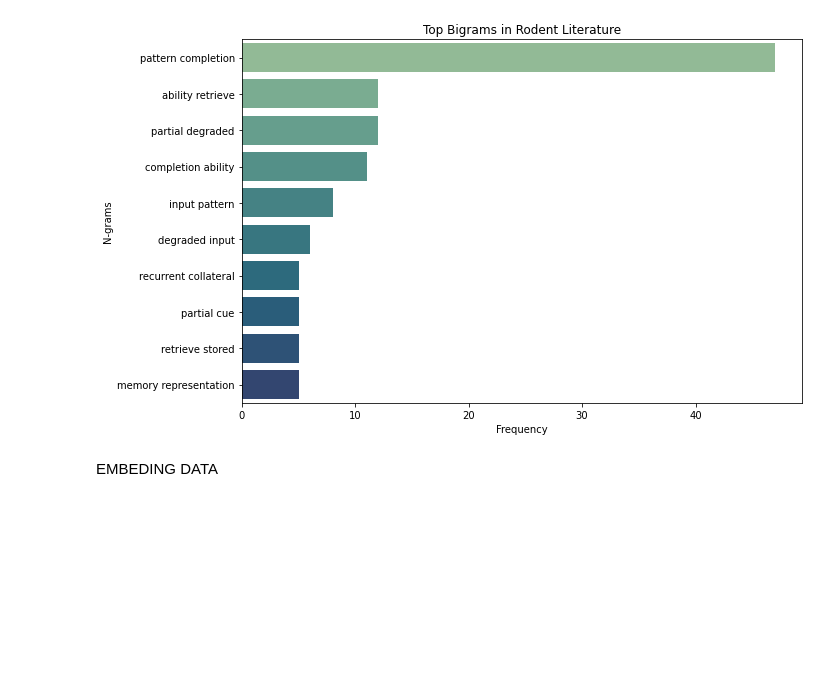
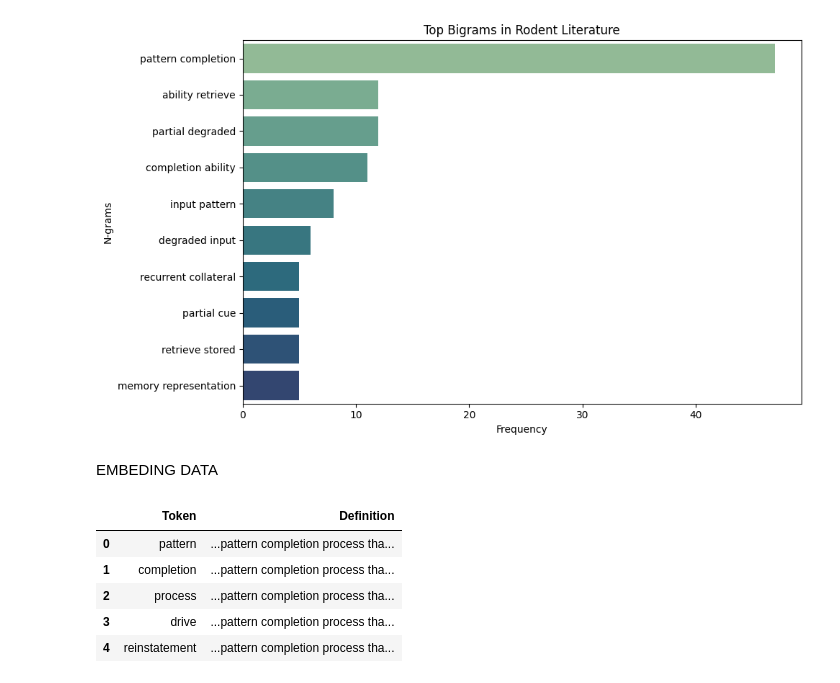
Before and after one commit to KisHunor/Pattern_completion_review, a Jupyter notebook: Theoretical_definition_analysis.ipynb, the cells around one changed output. Saved outputs shown, nothing was run; the diff lists cells and outputs as text; code cells hidden in the pictures; blank space fills up the shorter version.

```diff
--- a/Theoretical_definition_analysis.ipynb
+++ b/Theoretical_definition_analysis.ipynb
@@ -280,3 +292,22 @@ Top bigrams in Rodent literature: [('pattern completion', 47), ('ability retriev
 [figure]
 # %% [markdown]
 EMBEDING DATA
+# %%
+# Create a new DataFrame with one token per row and its corresponding definition
+token_definition_rows = []
+for idx, row in all_data.iterrows():
+    definition = row['Definition']
+    tokens = row['tokens']
+    if isinstance(tokens, list):
+        for token in tokens:
+            token_definition_rows.append({'Token': token, 'Definition': definition})
+
+token_definition_df = pd.DataFrame(token_definition_rows)
+token_definition_df.head()
+# %% [output]
+|  | Token | Definition |
+| 0 | pattern | ...pattern completion process tha... |
+| 1 | completion | ...pattern completion process tha... |
+| 2 | process | ...pattern completion process tha... |
+| 3 | drive | ...pattern completion process tha... |
+| 4 | reinstatement | ...pattern completion process tha... |
```
Also changed, not shown: parts of 10 cells of this notebook, 7 other files.
